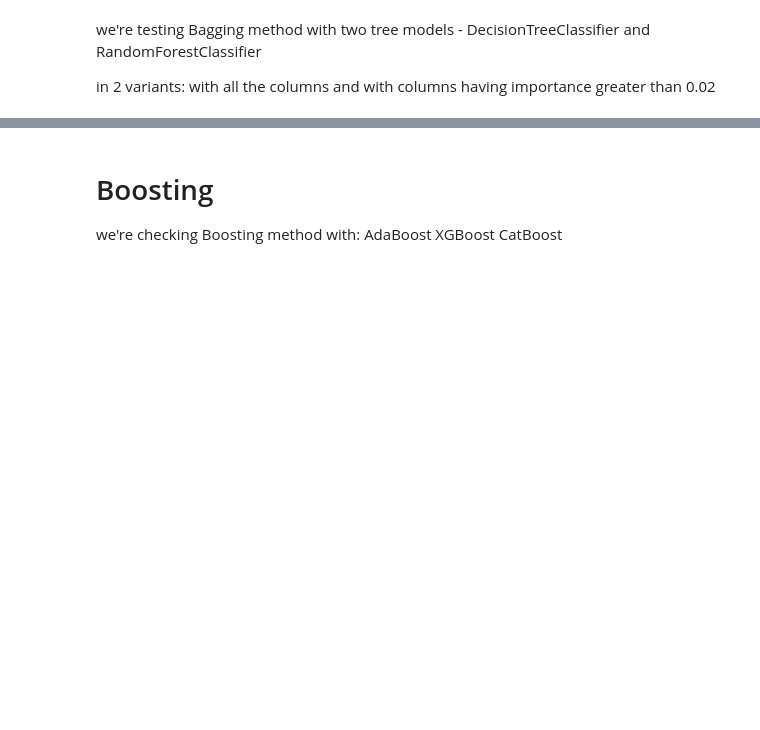
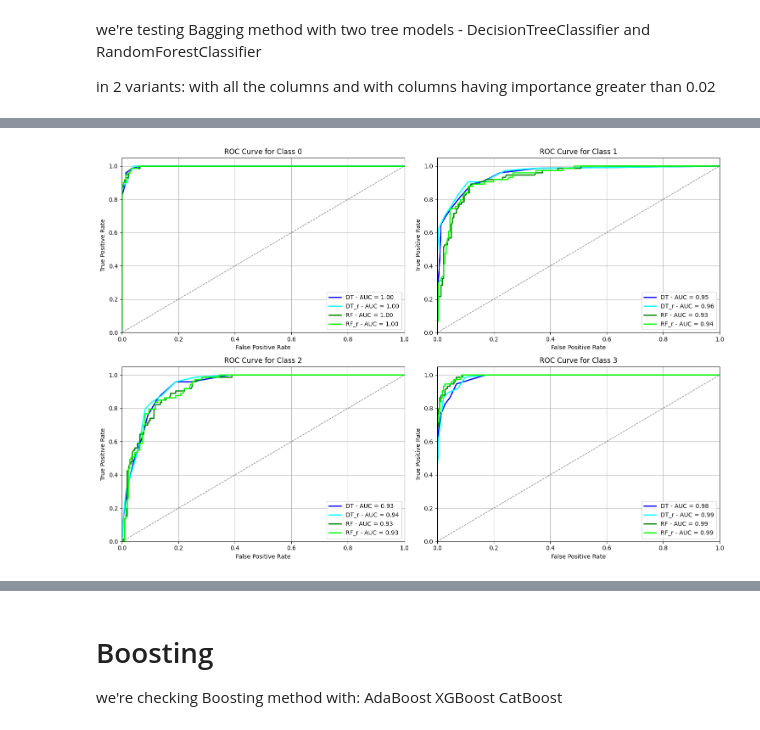
Before and after one commit to xxkaro/Phone-Prices-Classification, a Jupyter notebook: Advanced_modelling/Natalka.ipynb, the cells around one changed output, grey strips where cells are left out. Drawn from its saved outputs; the diff is of its cells as text; code cells hidden in the pictures; blank space fills up the shorter version.

Commit message:
first plots

```diff
--- a/Advanced_modelling/Natalka.ipynb
+++ b/Advanced_modelling/Natalka.ipynb
@@ -100,0 +64,45 @@ weighted avg       0.84      0.84      0.84       294
+# %%
+# Convert labels to binary format
+y_val_binarized = label_binarize(y_val, classes=np.unique(y_val))
+n_classes = y_val_binarized.shape[1]
+
+# Initialize subplots
+fig, axes = plt.subplots(nrows=2, ncols=2, figsize=(15, 10))
+
+for i in range(n_classes):
+    row = i // 2
+    col = i % 2
+    ax = axes[row, col]
+
+    # Compute ROC curve and ROC area for each model
+    fpr_dt, tpr_dt, _ = roc_curve(y_val_binarized[:, i], probabilities_model_dt[:, i])
+    roc_auc_dt = auc(fpr_dt, tpr_dt)
+
+    fpr_dt_r, tpr_dt_r, _ = roc_curve(y_val_binarized[:, i], probabilities_model_dt_r[:, i])
+    roc_auc_dt_r = auc(fpr_dt_r, tpr_dt_r)
+
+    fpr_rf, tpr_rf, _ = roc_curve(y_val_binarized[:, i], probabilities_model_rf[:, i])
+    roc_auc_rf = auc(fpr_rf, tpr_rf)
+
+    fpr_rf_r, tpr_rf_r, _ = roc_curve(y_val_binarized[:, i], probabilities_model_rf_r[:, i])
+    roc_auc_rf_r = auc(fpr_rf_r, tpr_rf_r)
+
+    # Plot ROC curve for each model
+    ax.plot(fpr_dt, tpr_dt, color='blue', lw=2, label=f'DT - AUC = {roc_auc_dt:.2f}')
+    ax.plot(fpr_dt_r, tpr_dt_r, color='cyan', lw=2, label=f'DT_r - AUC = {roc_auc_dt_r:.2f}')
+    ax.plot(fpr_rf, tpr_rf, color='green', lw=2, label=f'RF - AUC = {roc_auc_rf:.2f}')
+    ax.plot(fpr_rf_r, tpr_rf_r, color='lime', lw=2, label=f'RF_r - AUC = {roc_auc_rf_r:.2f}')
+
+    ax.plot([0, 1], [0, 1], color='gray', lw=1, linestyle='--')
+    ax.set_xlim([0.0, 1.0])
+    ax.set_ylim([0.0, 1.05])
+    ax.set_xlabel('False Positive Rate')
+    ax.set_ylabel('True Positive Rate')
+    ax.set_title(f'ROC Curve for Class {i}')
+    ax.legend(loc='lower right')
+    ax.grid(True)
+
+plt.tight_layout()
+plt.show()
+# %% [output]
+[figure, added]
```
Also changed, not shown: parts of 5 cells of this notebook.
